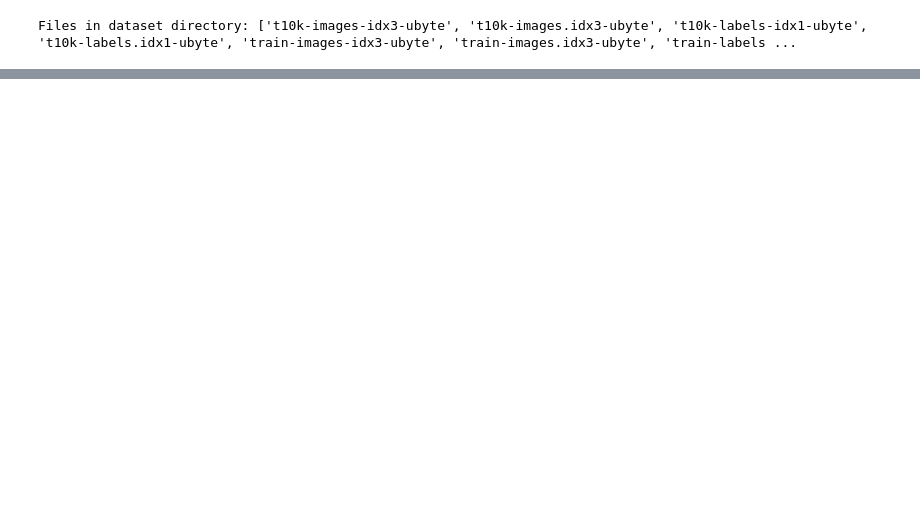
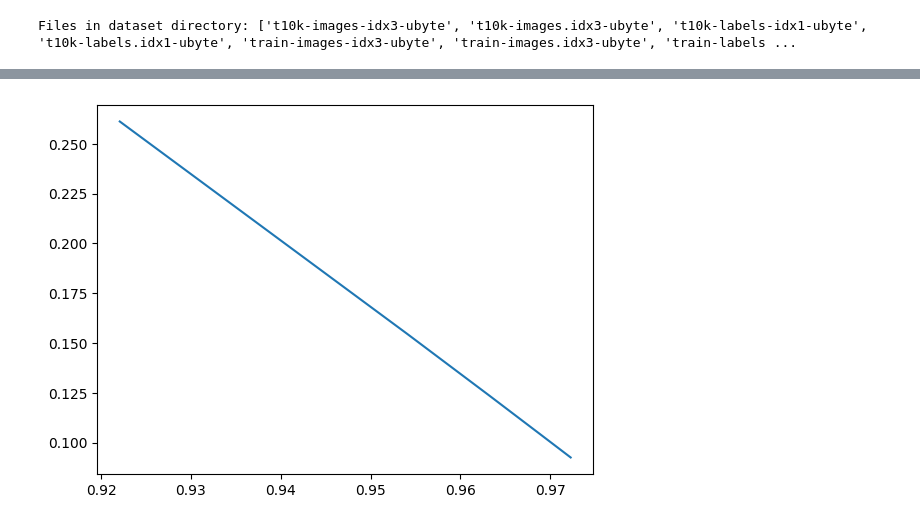
Before and after one commit to icodeforlife24/Brain_Tumor_Segmentation_BCP, a Jupyter notebook: Week_2/Python_libraries/Tensorflow_Keras/tensorflow_keras_basics.ipynb, the cells around one changed output, grey strips where cells are left out. Drawn from its saved outputs; the diff is of its cells as text; code cells hidden in the pictures; blank space fills up the shorter version.

```diff
--- a/Week_2/Python_libraries/Tensorflow_Keras/tensorflow_keras_basics.ipynb
+++ b/Week_2/Python_libraries/Tensorflow_Keras/tensorflow_keras_basics.ipynb
@@ -203,10 +203,8 @@ Model: "sequential_2"
  Trainable params: 11,073 (43.25 KB)
  Non-trainable params: 0 (0.00 B)
 # %%
-nn = models.Sequential([
-    layers.Conv2D(16, (3,3), activation='relu', input_shape=(64,64,1)),
-    layers.MaxPooling2D(),
-    layers.Conv2D(32, (3,3), activation='relu'),
+newcnn = models.Sequential([
+    layers.Conv2D(16, (3,3), activation='relu', input_shape=(28,28,1)),
     layers.MaxPooling2D(),
     layers.Conv2D(32, (3,3), activation='relu'),
     layers.MaxPooling2D(),
@@ -217,5 +215,5 @@ nn = models.Sequential([
     layers.Dense(10, activation='softmax')
 
 ])
-cnn.summary()
+newcnn.summary()
 # %% [output]
@@ -310,14 +308,22 @@ class MnistDataloader(object):
         x_train, y_train = self.read_images_labels(self.training_images_filepath, self.training_labels_filepath)
         x_test, y_test = self.read_images_labels(self.test_images_filepath, self.test_labels_filepath)
         return (x_train, y_train),(x_test, y_test)
+# %%
+path = r"C:\DS-AI-ML\Brain_Tumor_Segmentation_BCP\Week_2\Python_libraries\Tensorflow_Keras\archive(1)"
+
+train_images = os.path.join(path, "train-images-idx3-ubyte", "train-images-idx3-ubyte")
+train_labels = os.path.join(path, "train-labels-idx1-ubyte", "train-labels-idx1-ubyte")
+
+test_images  = os.path.join(path, "t10k-images-idx3-ubyte", "t10k-images-idx3-ubyte")
+test_labels  = os.path.join(path, "t10k-labels-idx1-ubyte", "t10k-labels-idx1-ubyte")
+
+Data = MnistDataloader(train_images, train_labels, test_images, test_labels)
+(X, y), (X_test, y_test) = Data.load_data()
+X= np.array(X).reshape(-1,28,28,1)/255.0
+y= np.array(y)
 # %%
-Data = MnistDataloader(
-    training_images_filepath=os.path.join(path, 'train-images-idx3-ubyte'),
-    training_labels_filepath=os.path.join(path, 'train-labels-idx1-ubyte'),
-    test_images_filepath=os.path.join(path, 't10k-images-idx3-ubyte'),
-    test_labels_filepath=os.path.join(path, 't10k-labels-idx1-ubyte')
-)
-(X, y),(X_test, y_test) = Data.load_data()
-cnn.compile(optimizer='adam', loss='sparse_categorical_crossentropy', metrics=['accuracy','loss'])
-cnn.fit(X, y, epochs=5)
+import pandas as pd
+newcnn.compile(optimizer='adam', loss='sparse_categorical_crossentropy', metrics=['accuracy'])
+history = newcnn.fit(X, y, epochs=5)
+loss_values=pd.DataFrame(history.history)
 # %% [output]
@@ -324,0 +340,8 @@ PermissionError: [Errno 13] Permission denied: 'C:\\Users\\shudd\\OneDrive\\Desk
+# %%
+import matplotlib.pyplot as plt
+entropyloss=loss_values['loss']
+accuracy=loss_values['accuracy']
+plt.plot(accuracy,entropyloss)
+plt.show()
+# %% [output]
+[figure, added]
```
Also changed, not shown: parts of 10 cells of this notebook, 2 other files.
